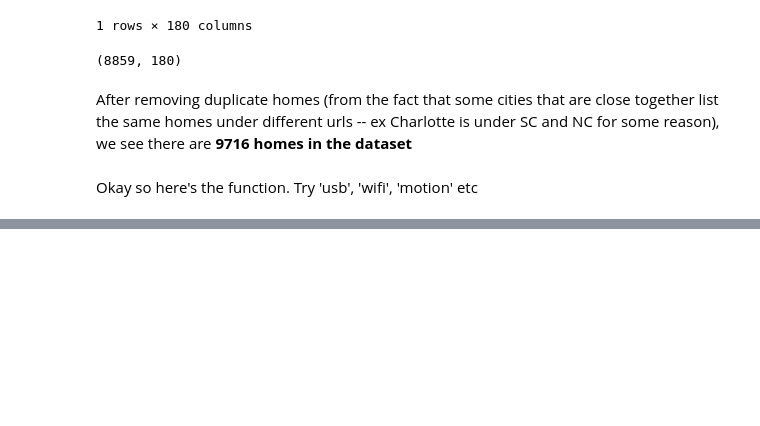
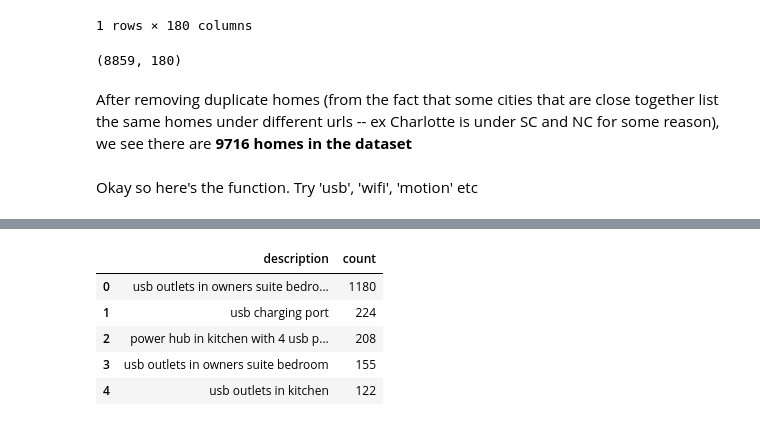
Before and after one commit to jdelano18/smart-power, a Jupyter notebook: analysis.ipynb, the cells around one changed output, grey strips where cells are left out. Cells and saved outputs as stored; diff of their text form; code cells hidden in the pictures; blank space fills up the shorter version.

```diff
--- a/analysis.ipynb
+++ b/analysis.ipynb
@@ -136,0 +107,9 @@ df['data'][0]
+# %%
+oct_df.head()
+# %% [output]
+|  | description | count |
+| 0 | usb outlets in owners suite bedro... | 1180 |
+| 1 | usb charging port | 224 |
+| 2 | power hub in kitchen with 4 usb p... | 208 |
+| 3 | usb outlets in owners suite bedroom | 155 |
+| 4 | usb outlets in kitchen | 122 |
```
Also changed, not shown: parts of 11 cells of this notebook, 2 other files.
